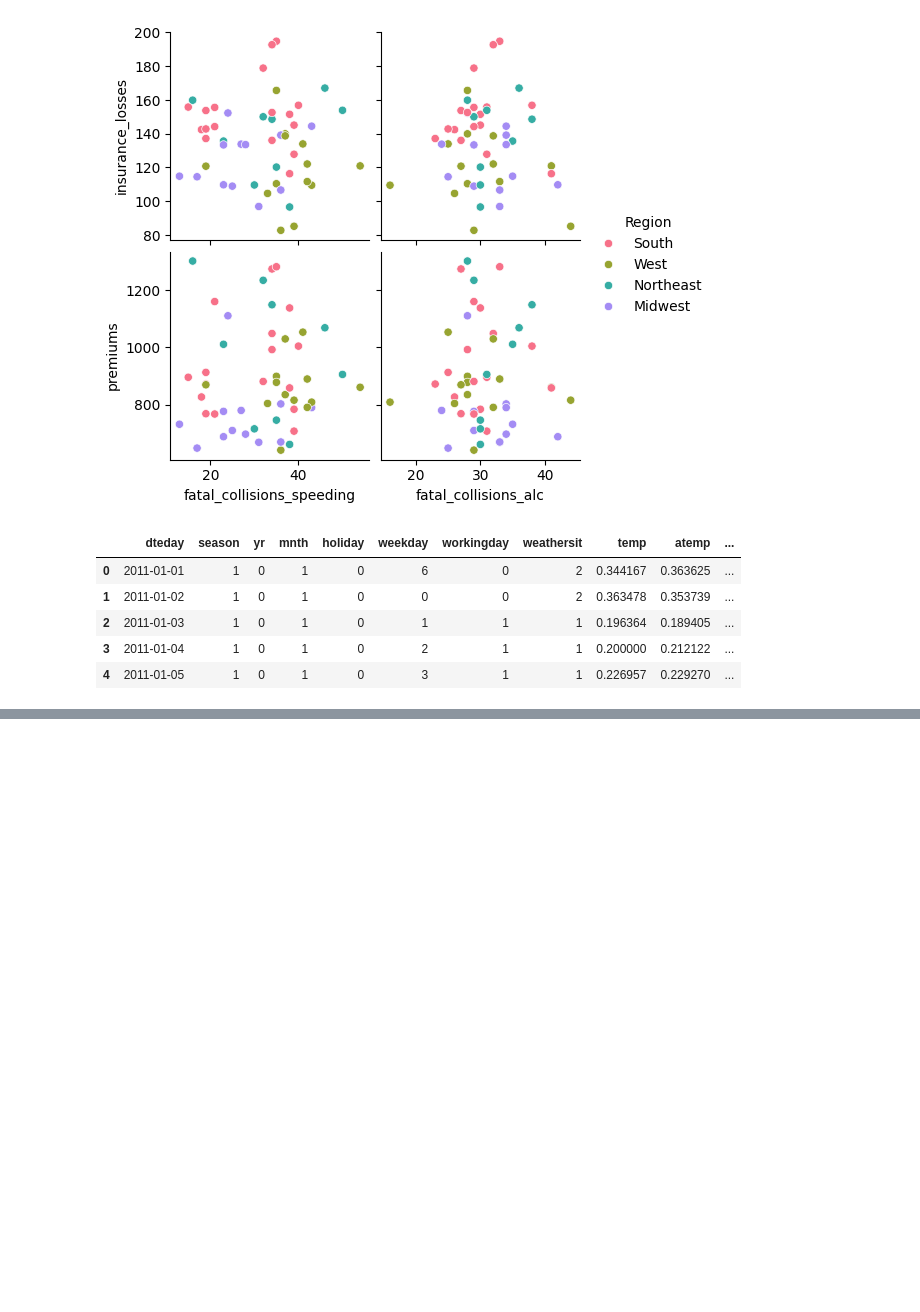
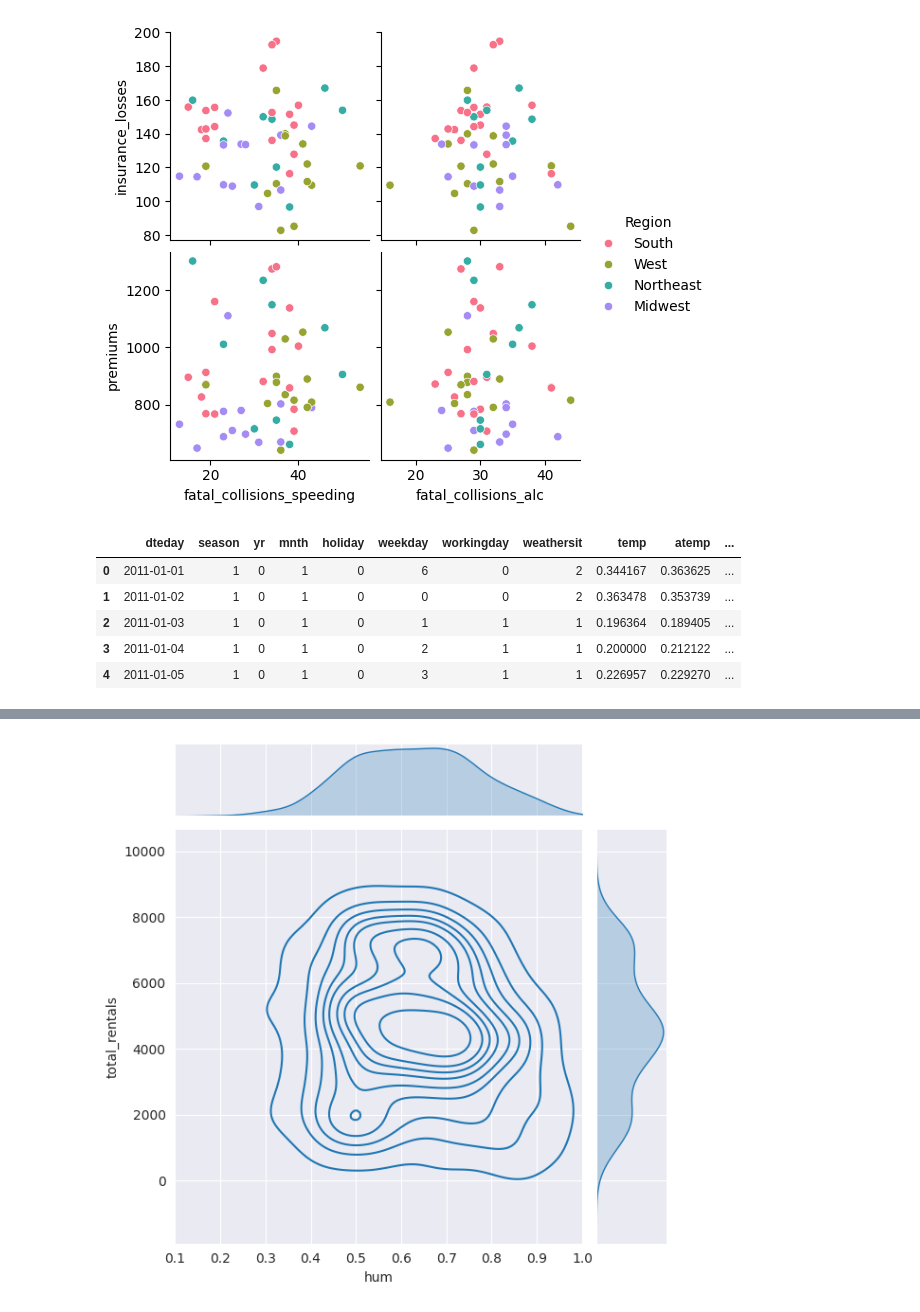
Before and after one commit to Kinetics20/Data_viz_lab, a Jupyter notebook: seaborn_2.ipynb, the cells around one changed output, grey strips where cells are left out. Cells and saved outputs as stored; diff of their text form; code cells hidden in the pictures; blank space fills up the shorter version.

```diff
--- a/seaborn_2.ipynb
+++ b/seaborn_2.ipynb
@@ -853,0 +854,14 @@ plt.show()
+# %%
+g = sns.JointGrid(
+    x='hum',
+    y='total_rentals',
+    data=bike,
+    xlim=(0.1, 1.0)
+)
+
+g.plot_joint(sns.kdeplot)
+g.plot_marginals(sns.kdeplot, fill=True)
+
+plt.show()
+# %% [output]
+[figure, added]
```
Also changed, not shown: parts of 8 cells of this notebook, 2 other files.
